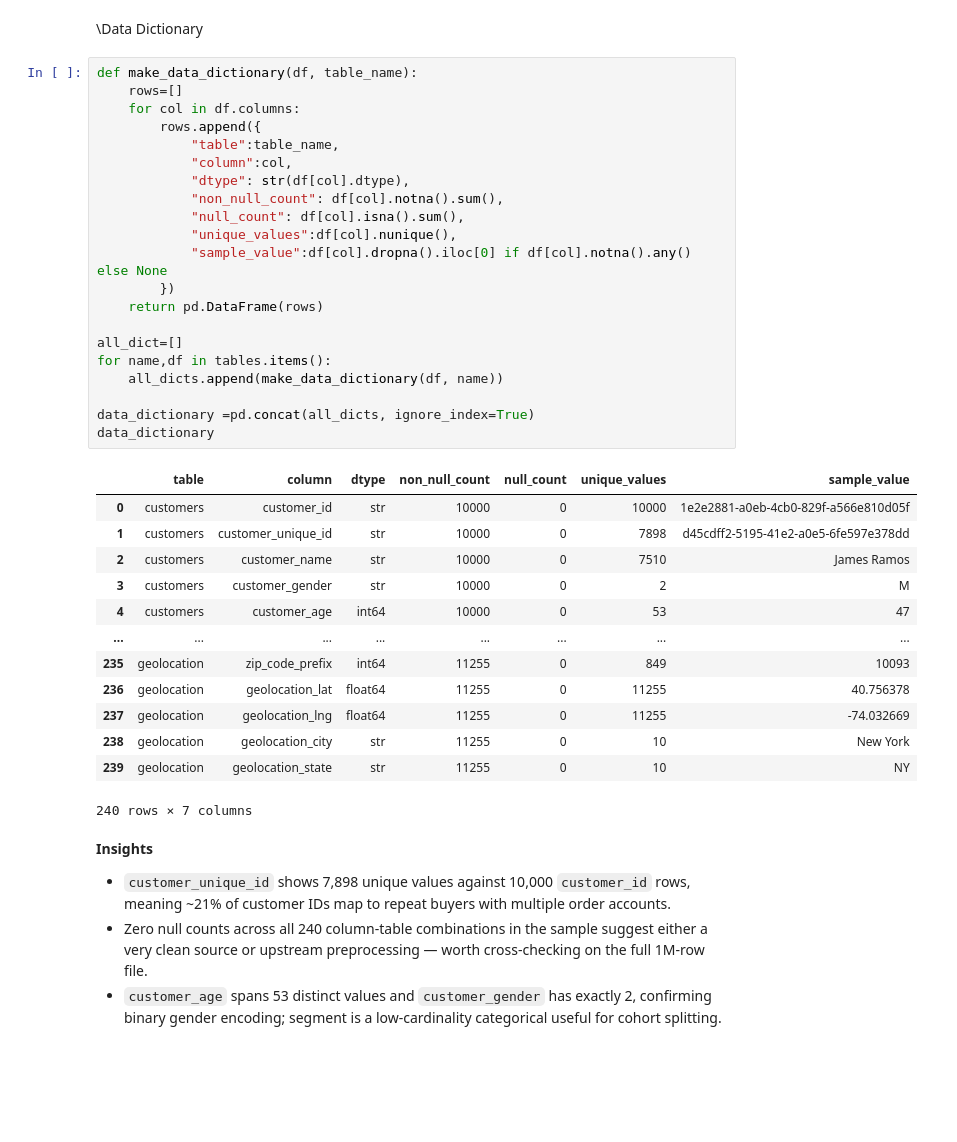
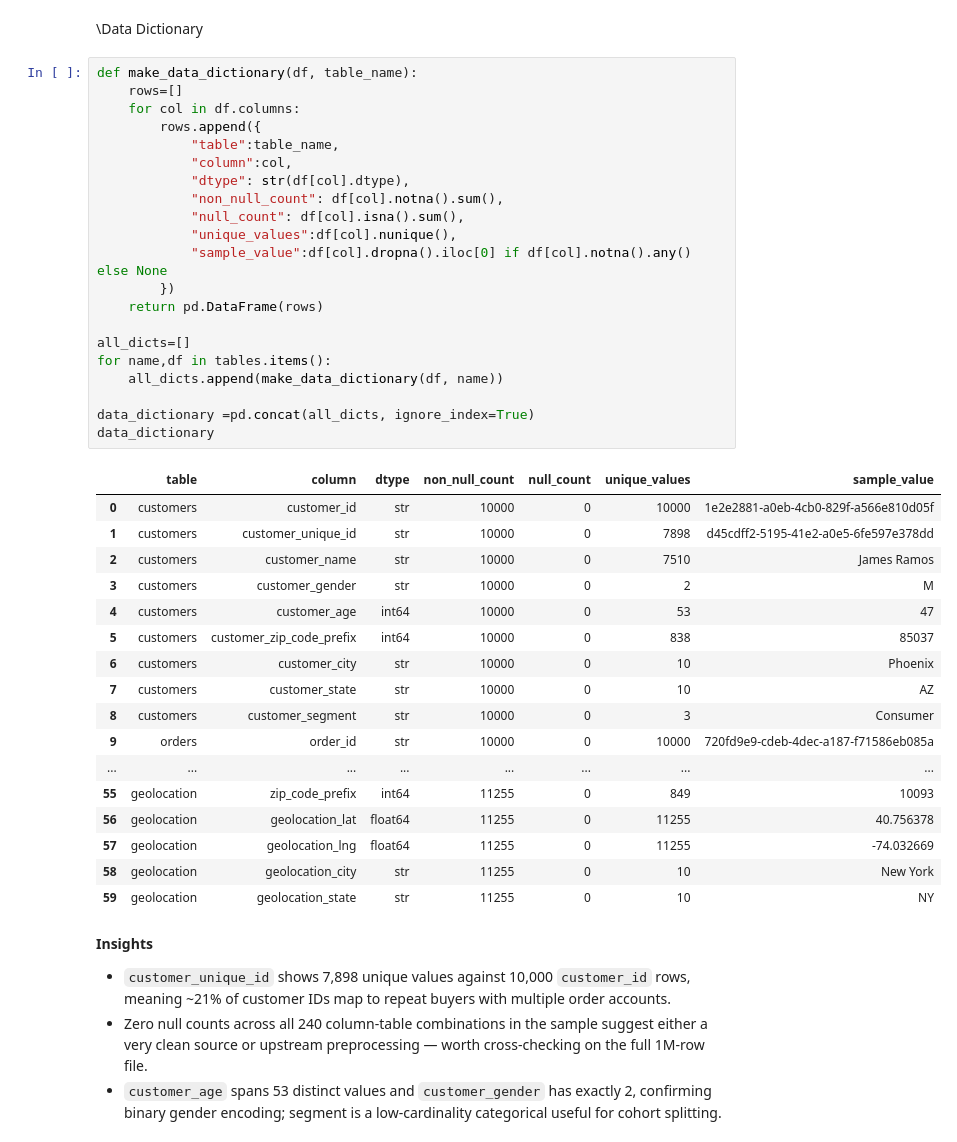
Before and after one commit to nithishg-ng/E-Commerce-US-dataset, a Jupyter notebook: notebooks/data_understanding.ipynb, the cells around one changed output. Cells and saved outputs as stored; diff of their text form; blank space fills up the shorter version.

```diff
--- a/notebooks/data_understanding.ipynb
+++ b/notebooks/data_understanding.ipynb
@@ -290,38 +290,42 @@ geolocation        : 11,255 rows x 5 cols
 # %%
 def make_data_dictionary(df, table_name):
     rows=[]
     for col in df.columns:
         rows.append({
             "table":table_name,
             "column":col,
             "dtype": str(df[col].dtype),
             "non_null_count": df[col].notna().sum(),
             "null_count": df[col].isna().sum(),
             "unique_values":df[col].nunique(),
             "sample_value":df[col].dropna().iloc[0] if df[col].notna().any() else None
         })
     return pd.DataFrame(rows)
 
-all_dict=[]
+all_dicts=[]
 for name,df in tables.items():
     all_dicts.append(make_data_dictionary(df, name))
 
 data_dictionary =pd.concat(all_dicts, ignore_index=True)
 data_dictionary
 # %% [output]
 |  | table | column | dtype | non_null_count | null_count | unique_values | sample_value |
 | 0 | customers | customer_id | str | 10000 | 0 | 10000 | 1e2e2881-a0eb-4cb0-829f-a566e810d05f |
 | 1 | customers | customer_unique_id | str | 10000 | 0 | 7898 | d45cdff2-5195-41e2-a0e5-6fe597e378dd |
 | 2 | customers | customer_name | str | 10000 | 0 | 7510 | James Ramos |
 | 3 | customers | customer_gender | str | 10000 | 0 | 2 | M |
 | 4 | customers | customer_age | int64 | 10000 | 0 | 53 | 47 |
+| 5 | customers | customer_zip_code_prefix | int64 | 10000 | 0 | 838 | 85037 |
+| 6 | customers | customer_city | str | 10000 | 0 | 10 | Phoenix |
+| 7 | customers | customer_state | str | 10000 | 0 | 10 | AZ |
+| 8 | customers | customer_segment | str | 10000 | 0 | 3 | Consumer |
+| 9 | orders | order_id | str | 10000 | 0 | 10000 | 720fd9e9-cdeb-4dec-a187-f71586eb085a |
 | ... | ... | ... | ... | ... | ... | ... | ... |
-| 235 | geolocation | zip_code_prefix | int64 | 11255 | 0 | 849 | 10093 |
-| 236 | geolocation | geolocation_lat | float64 | 11255 | 0 | 11255 | 40.756378 |
-| 237 | geolocation | geolocation_lng | float64 | 11255 | 0 | 11255 | -74.032669 |
-| 238 | geolocation | geolocation_city | str | 11255 | 0 | 10 | New York |
-| 239 | geolocation | geolocation_state | str | 11255 | 0 | 10 | NY |
+| 55 | geolocation | zip_code_prefix | int64 | 11255 | 0 | 849 | 10093 |
+| 56 | geolocation | geolocation_lat | float64 | 11255 | 0 | 11255 | 40.756378 |
+| 57 | geolocation | geolocation_lng | float64 | 11255 | 0 | 11255 | -74.032669 |
+| 58 | geolocation | geolocation_city | str | 11255 | 0 | 10 | New York |
+| 59 | geolocation | geolocation_state | str | 11255 | 0 | 10 | NY |
-240 rows × 7 columns
 # %% [markdown]
 **Insights**
 - `customer_unique_id` shows 7,898 unique values against 10,000 `customer_id` rows, meaning ~21% of customer IDs map to repeat buyers with multiple order accounts.
```
Also changed, not shown: parts of 1 cell of this notebook, 12 other files.
